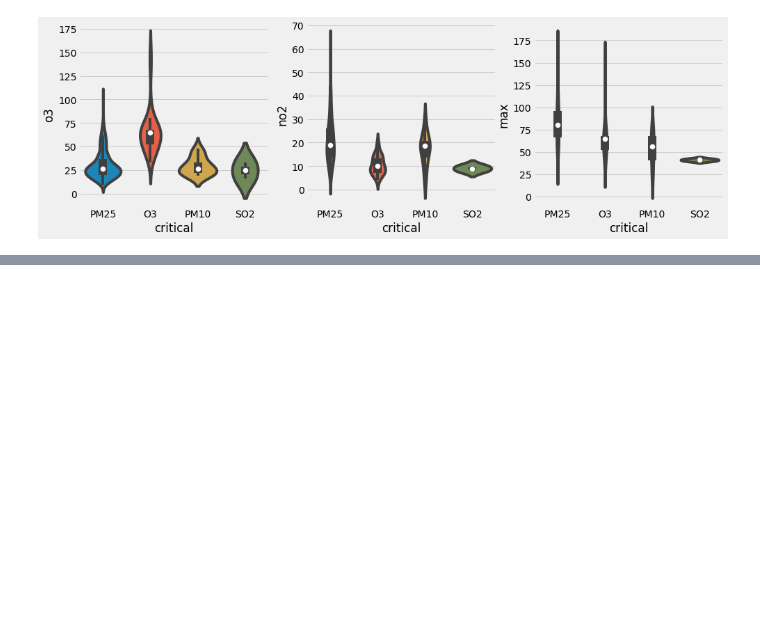
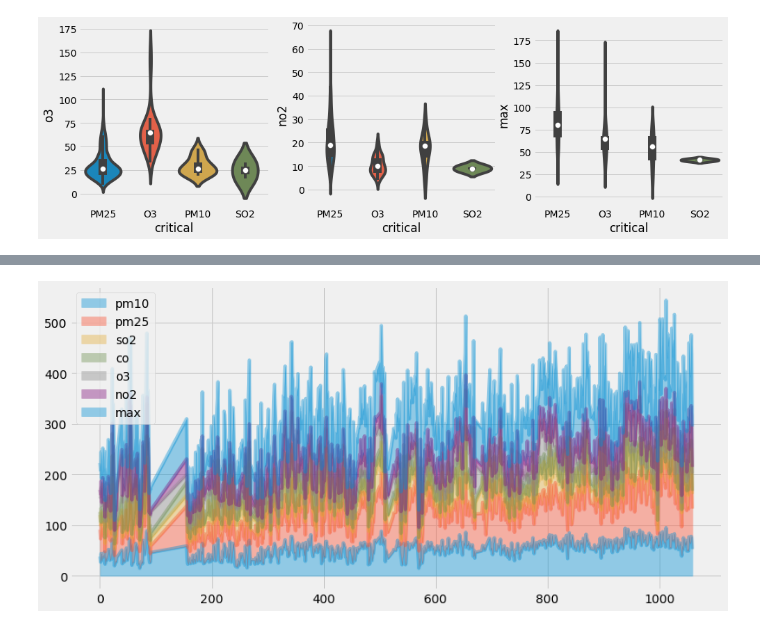
Before and after one commit to SMAMHTN/Final-Project-Microcredential, a Jupyter notebook: Pengerjaan/FP-Step3-DataUnderstanding2.ipynb, the cells around one changed output, grey strips where cells are left out. Drawn from its saved outputs; the diff is of its cells as text; code cells hidden in the pictures; blank space fills up the shorter version.

```diff
--- a/Pengerjaan/FP-Step3-DataUnderstanding2.ipynb
+++ b/Pengerjaan/FP-Step3-DataUnderstanding2.ipynb
@@ -179,0 +202,4 @@ sns.violinplot(x='critical',y='max',data=df)
+# %%
+df.plot.area(y=['pm10','pm25','so2','co','o3','no2','max'],alpha=0.4,figsize=(12, 6));
+# %% [output]
+[figure, added]
```
Also changed, not shown: parts of 5 cells of this notebook.
